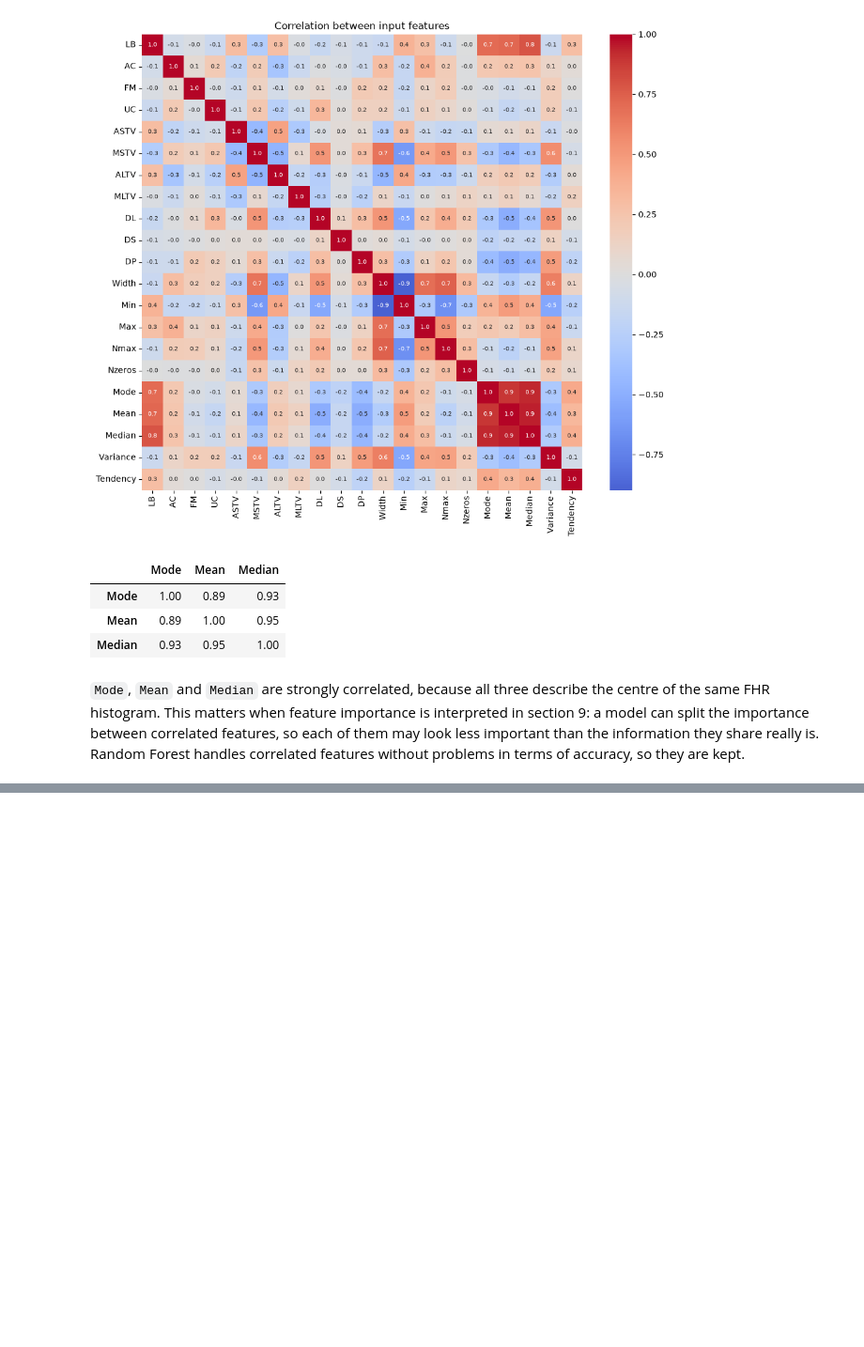
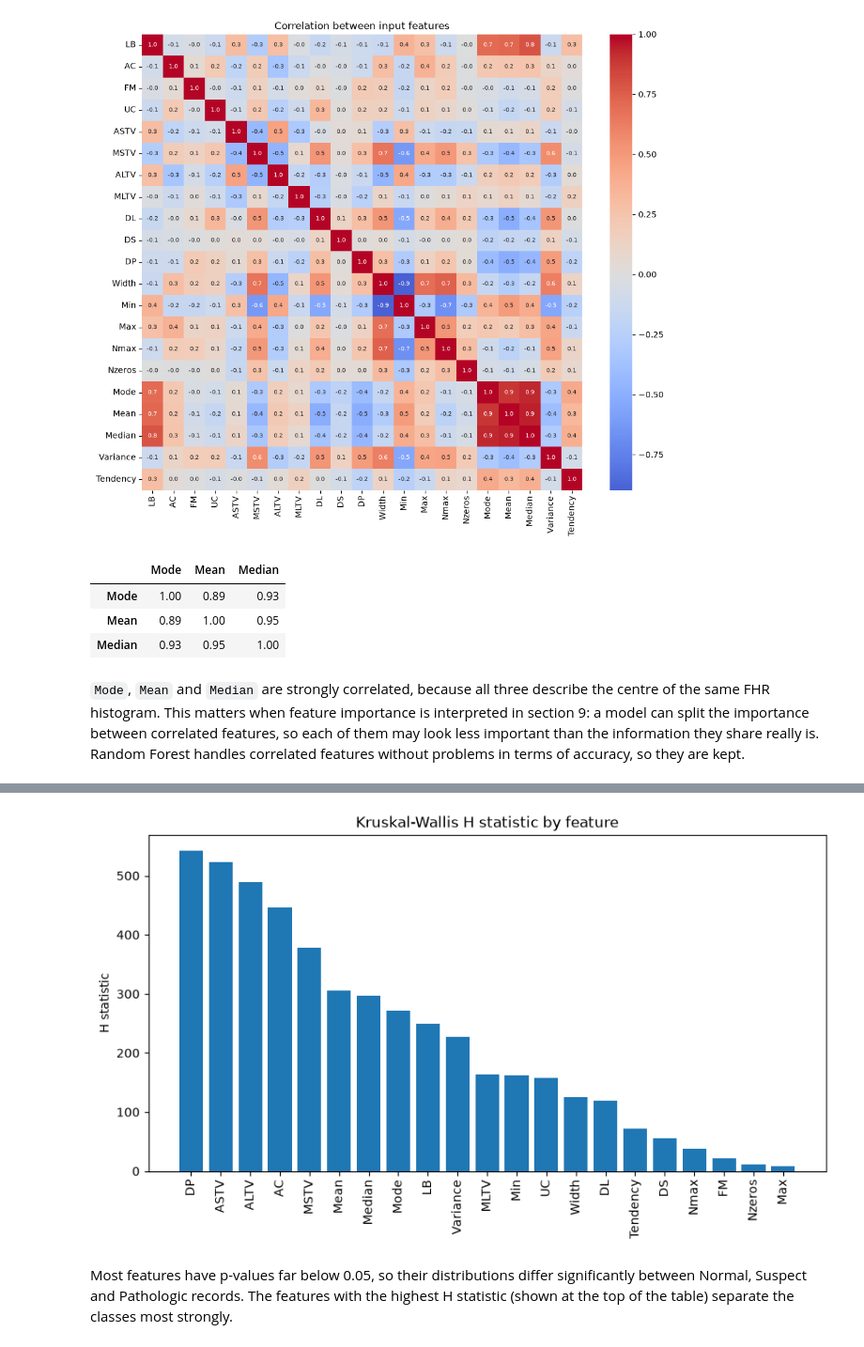
Before and after one commit to sba26106-bit/machine-learning-ca1, a Jupyter notebook: CA1_ML.ipynb, the cells around one changed output, grey strips where cells are left out. Shown at 94% size. Cells and saved outputs as stored; diff of their text form; code cells hidden in the pictures; blank space fills up the shorter version.

Commit message:
Add files via upload
5.2 Statistical test: Kruskal-Wallis

```diff
--- a/CA1_ML.ipynb
+++ b/CA1_ML.ipynb
@@ -354,0 +385,11 @@ X[['Mode', 'Mean', 'Median']].corr().round(2)
+# %%
+# Kruskal-Wallis test for every feature across the three classes
+kw_results = []
+for col in X.columns:
+    groups = [X.loc[y == c, col] for c in [1, 2, 3]]   # values of the feature in each class
+    h_stat, p_value = kruskal(*groups)
+    kw_results.append({'Feature': col, 'H statistic': h_stat, 'p-value': p_value})
+
+kw_table = pd.DataFrame(kw_results).sort_values('H statistic', ascending=False).reset_index(drop=True)
+kw_table['Significant (p < 0.05)'] = kw_table['p-value'] < 0.05
+kw_table
@@ -354,0 +414,12 @@ X[['Mode', 'Mean', 'Median']].corr().round(2)
+# %%
+# Bar chart of the H statistic for each feature
+plt.figure(figsize=(10, 5))
+plt.bar(kw_table['Feature'], kw_table['H statistic'])
+plt.xticks(rotation=90)
+plt.title('Kruskal-Wallis H statistic by feature')
+plt.ylabel('H statistic')
+plt.show()
+# %% [output]
+[figure, added]
+# %% [markdown]
+Most features have p-values far below 0.05, so their distributions differ significantly between Normal, Suspect and Pathologic records. The features with the highest H statistic (shown at the top of the table) separate the classes most strongly.
```
Also changed, not shown: parts of 5 cells of this notebook.
